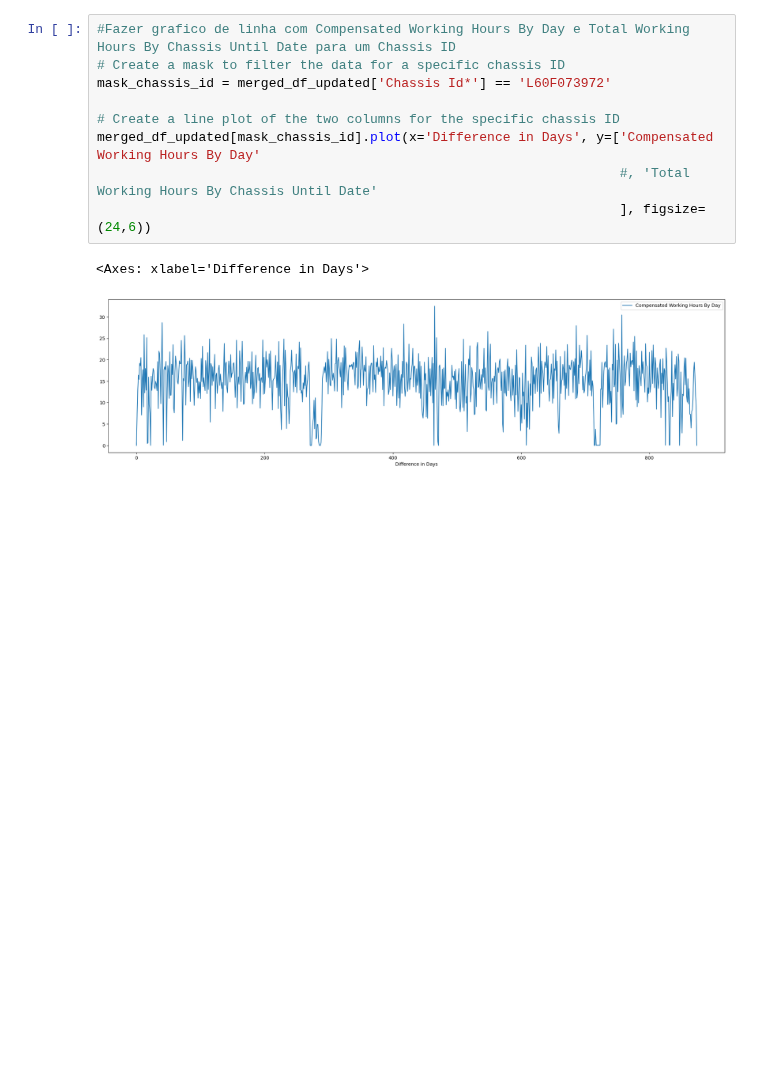
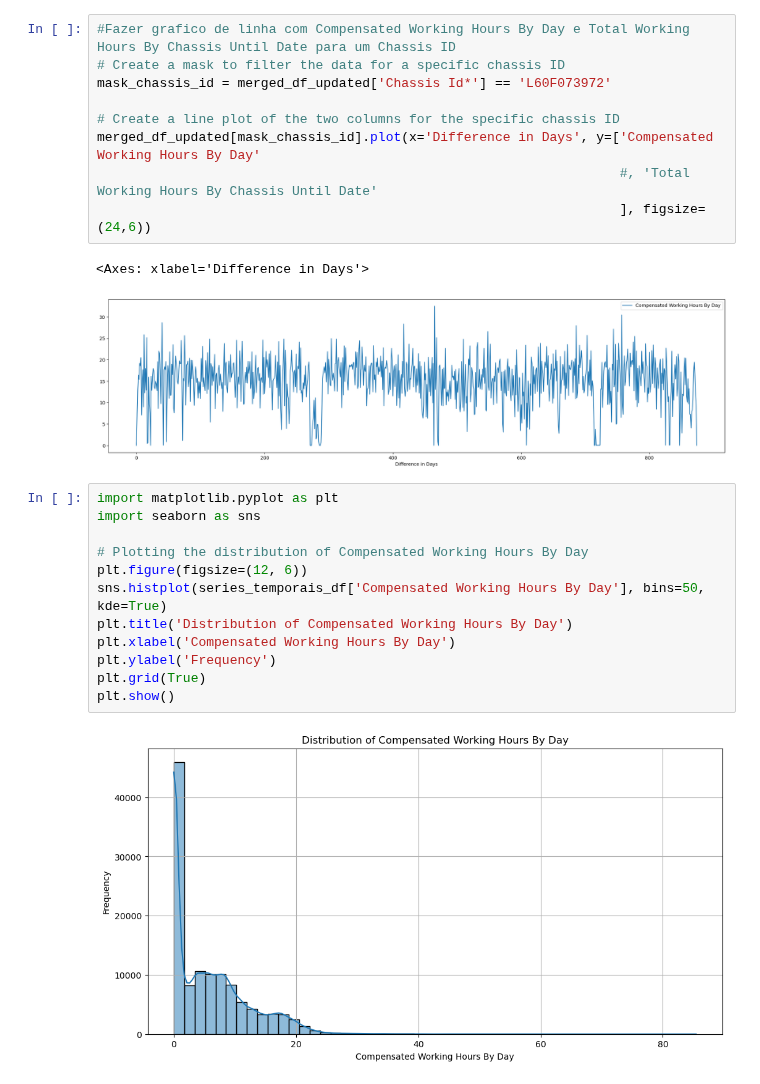
Before and after one commit to jorgelpbarretob/Master-Sirius, a Jupyter notebook: Módulo 3 - Design de Experimentos e Deep Learning/Desafio Volvo/Volvo_Jorge_V2.ipynb, the cells around one changed output. Saved outputs shown, nothing was run; the diff lists cells and outputs as text; blank space fills up the shorter version.

```diff
--- a/Módulo 3 - Design de Experimentos e Deep Learning/Desafio Volvo/Volvo_Jorge_V2.ipynb
+++ b/Módulo 3 - Design de Experimentos e Deep Learning/Desafio Volvo/Volvo_Jorge_V2.ipynb
@@ -178,3 +207,17 @@ merged_df_updated[mask_chassis_id].plot(x='Difference in Days', y=['Compensated
 # %% [output]
 <Axes: xlabel='Difference in Days'>
 [figure]
+# %%
+import matplotlib.pyplot as plt
+import seaborn as sns
+
+# Plotting the distribution of Compensated Working Hours By Day
+plt.figure(figsize=(12, 6))
+sns.histplot(series_temporais_df['Compensated Working Hours By Day'], bins=50, kde=True)
+plt.title('Distribution of Compensated Working Hours By Day')
+plt.xlabel('Compensated Working Hours By Day')
+plt.ylabel('Frequency')
+plt.grid(True)
+plt.show()
+# %% [output]
+[figure, added]
```
Also changed, not shown: parts of 13 cells of this notebook.
